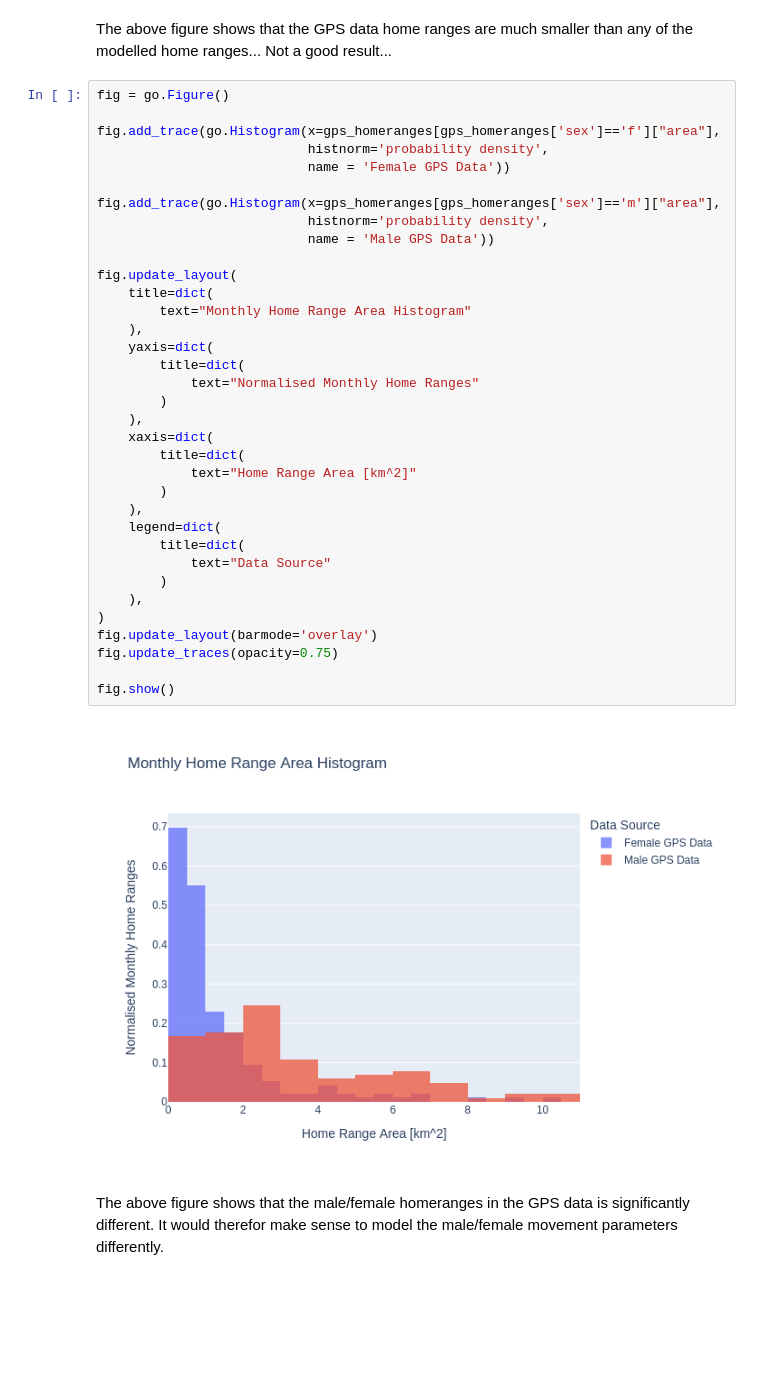
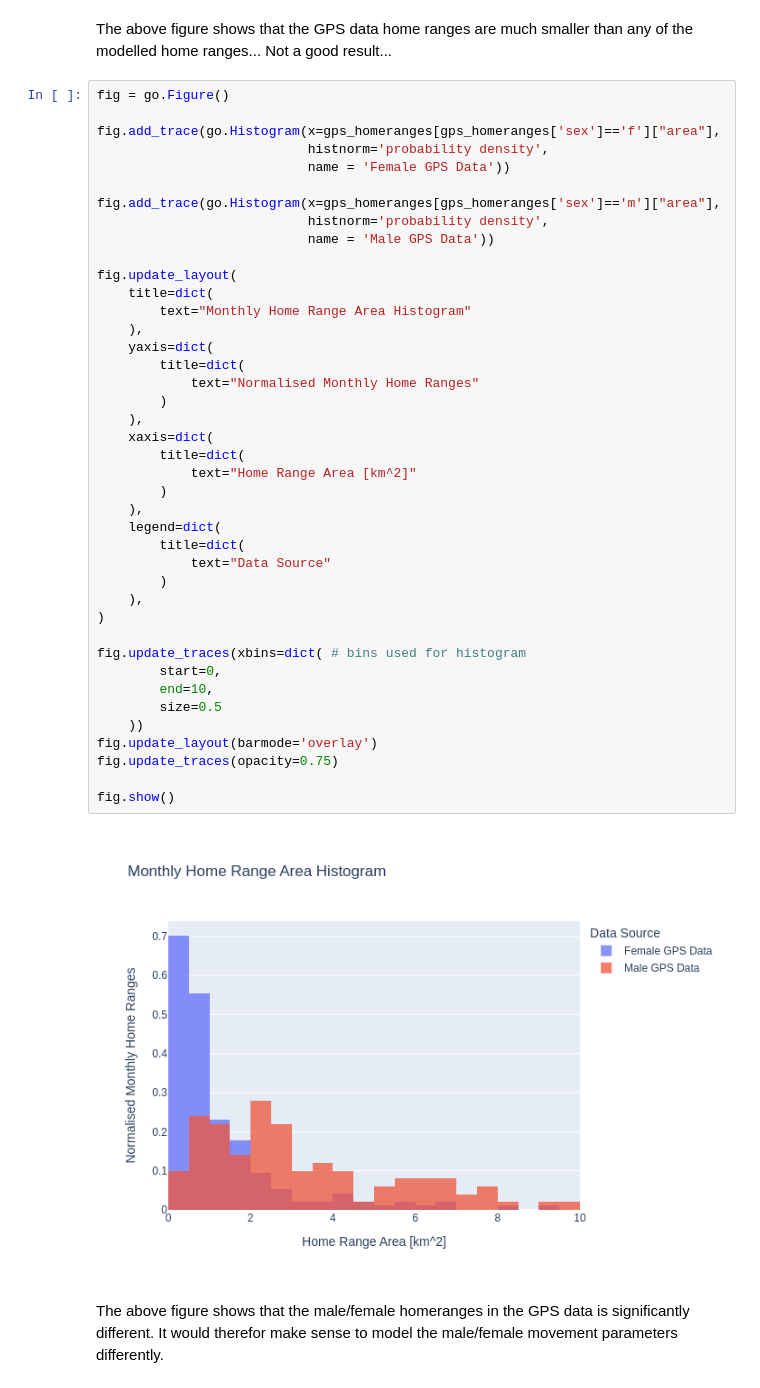
Before and after one commit to GMU-GeoSciences/Repast4pyModels, a Jupyter notebook: Notebooks/04-Post ABM Run.ipynb, the cells around one changed output. Cells and saved outputs as stored; diff of their text form; blank space fills up the shorter version.

```diff
--- a/Notebooks/04-Post ABM Run.ipynb
+++ b/Notebooks/04-Post ABM Run.ipynb
@@ -347,34 +333,40 @@ fig.add_trace(go.Histogram(x=gps_homeranges[gps_homeranges['sex']=='f']["area"],
 
 fig.add_trace(go.Histogram(x=gps_homeranges[gps_homeranges['sex']=='m']["area"],
                            histnorm='probability density',
                            name = 'Male GPS Data'))
 
 fig.update_layout(
     title=dict(
         text="Monthly Home Range Area Histogram"
     ),
     yaxis=dict(
         title=dict(
             text="Normalised Monthly Home Ranges"
         )
     ),
     xaxis=dict(
         title=dict(
             text="Home Range Area [km^2]"
         )
     ),
     legend=dict(
         title=dict(
             text="Data Source"
         )
     ),
 )
+
+fig.update_traces(xbins=dict( # bins used for histogram
+        start=0,
+        end=10,
+        size=0.5
+    ))
 fig.update_layout(barmode='overlay')
 fig.update_traces(opacity=0.75)
 
 fig.show()
 # %% [output]
-[figure, old version]
+[figure, new version]
 # %% [markdown]
 The above figure shows that the male/female homeranges in the GPS data is significantly different. It would therefor make sense to model the male/female movement parameters differently.
 # %% [markdown]
```
Also changed, not shown: parts of 34 cells of this notebook, 49 other files.
